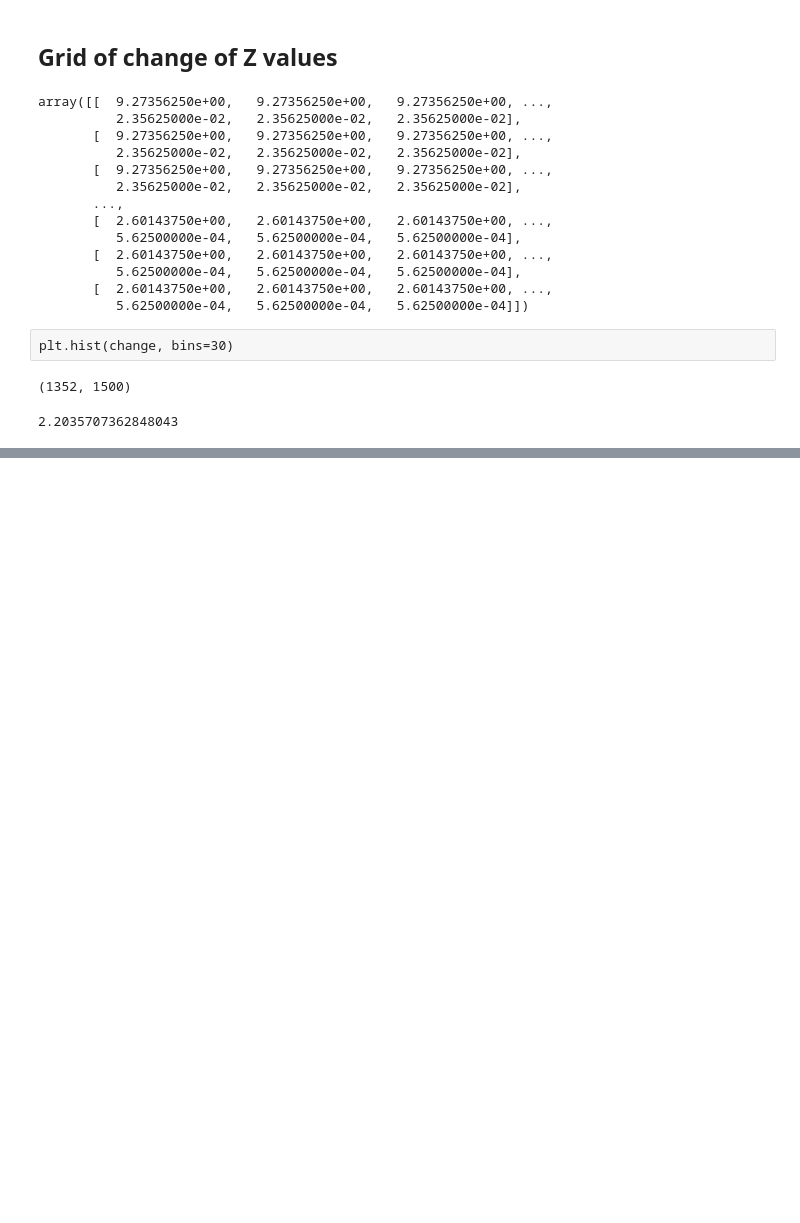
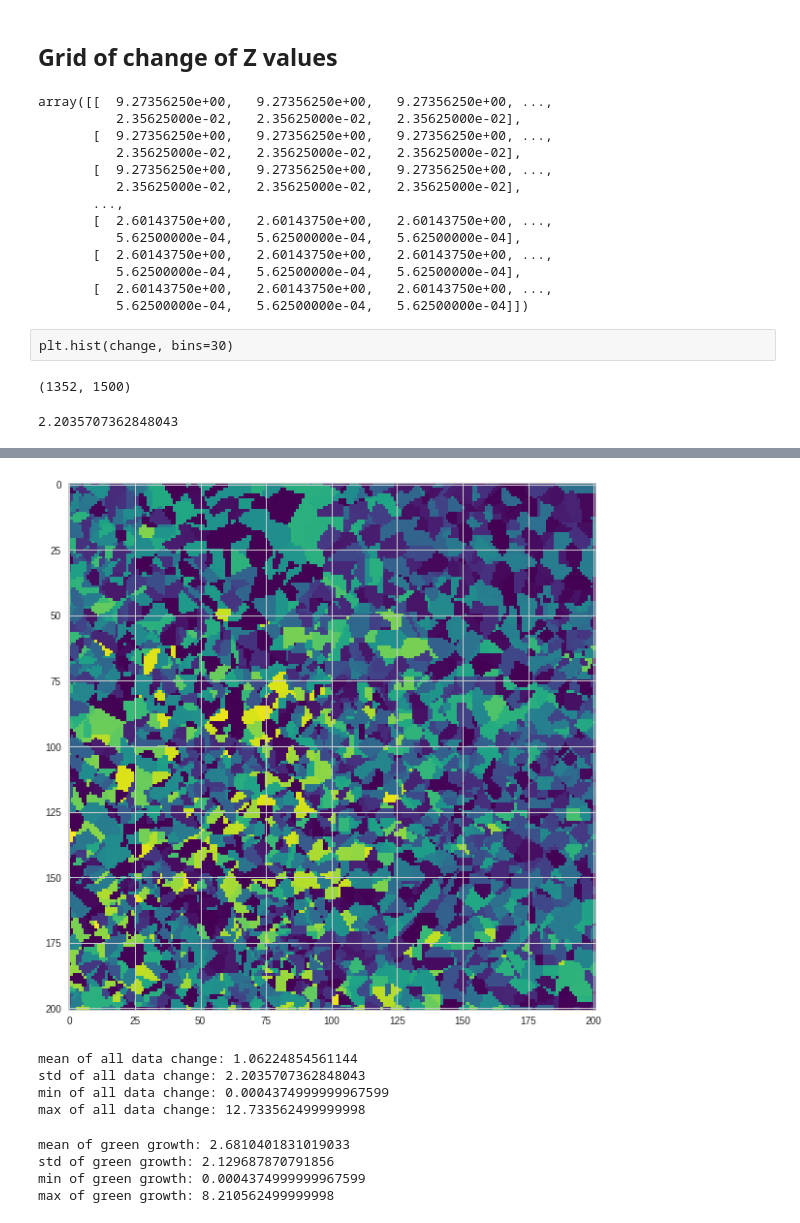
Before and after one commit to sebscho/dublin_lidar, a Jupyter notebook: Guinness.ipynb, the cells around one changed output, grey strips where cells are left out. Cells and saved outputs as stored; diff of their text form; code cells hidden in the pictures; blank space fills up the shorter version.

```diff
--- a/Guinness.ipynb
+++ b/Guinness.ipynb
@@ -131,0 +141,3 @@ plt.show()
+# %%
+tree = change[600:801,1200:1401]
+tree
@@ -131,0 +158,20 @@ plt.show()
+# %%
+plt.figure(figsize=(10,10))
+plt.imshow(tree, cmap='viridis')
+plt.show()
+# %% [output]
+[figure, added]
+# %%
+print("mean of all data change: {}\nstd of all data change: {}\nmin of all data change: {}\nmax of all data change: {}".format(change.mean(), change.std(), change.min(), change.max()))
+# %% [output]
+mean of all data change: 1.06224854561144
+std of all data change: 2.2035707362848043
+min of all data change: 0.0004374999999967599
+max of all data change: 12.733562499999998
+# %%
+print("mean of green growth: {}\nstd of green growth: {}\nmin of green growth: {}\nmax of green growth: {}".format(tree.mean(), tree.std(), tree.min(), tree.max()))
+# %% [output]
+mean of green growth: 2.6810401831019033
+std of green growth: 2.129687870791856
+min of green growth: 0.0004374999999967599
+max of green growth: 8.210562499999998
```
Also changed, not shown: parts of 11 cells of this notebook.
